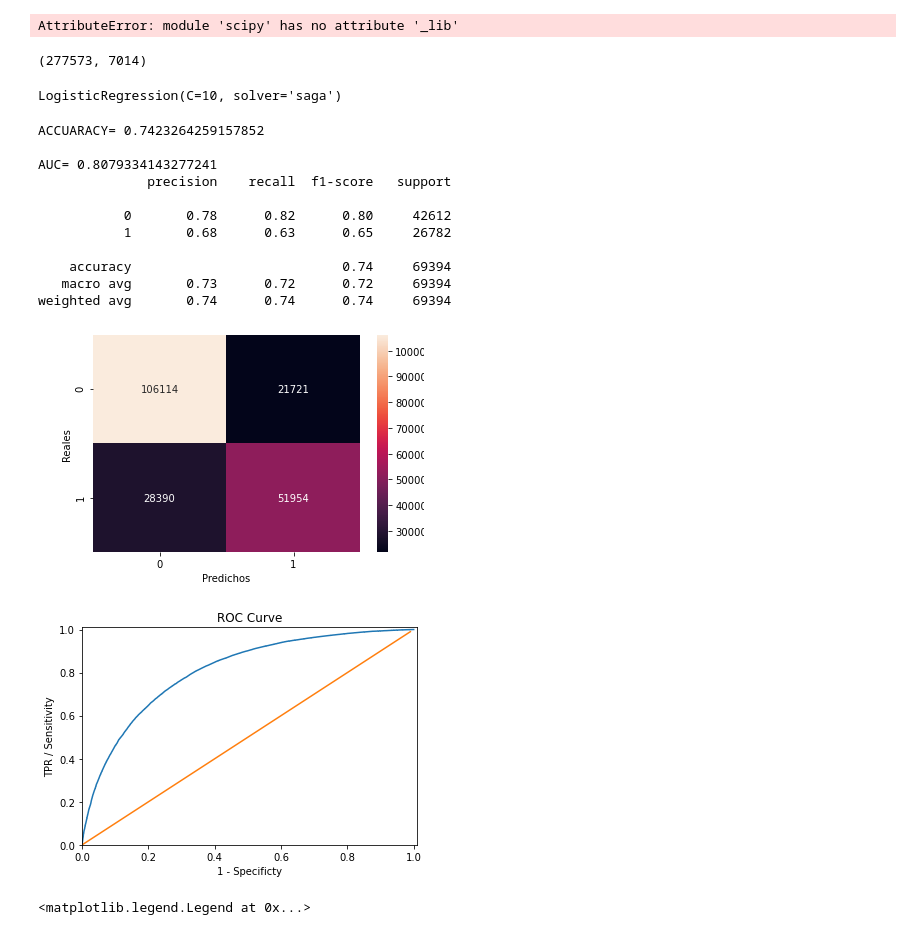
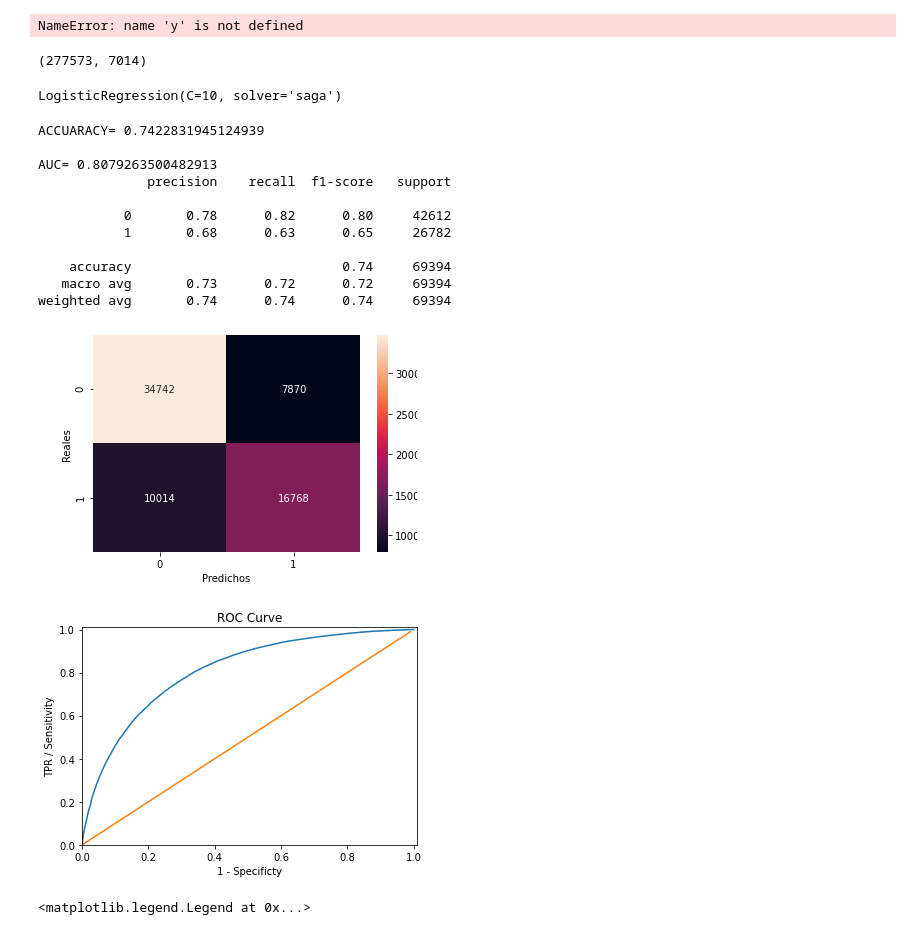
Before and after one commit to gp34446/desafio3, a Jupyter notebook: lr.ipynb, the cells around one changed output. Drawn from its saved outputs; the diff is of its cells as text; code cells hidden in the pictures.

```diff
--- a/lr.ipynb
+++ b/lr.ipynb
@@ -1,6 +1,6 @@
 # %%
 """
-Busco el mejor modelo con un random search
+Busco el mejor modelo con un random search de regresion logistica
 """
 import pandas as pd
 import numpy as np
@@ -29,7 +29,7 @@ import matplotlib.pyplot as plt  # doctest: +SKIP
 from sklearn.metrics import plot_confusion_matrix
 
 ##LEVANTAR DATASET
-dy = pd.read_csv('../desafio3/datasets/df_final.csv', parse_dates=True, na_values=['nc'], low_memory=False)
+y = pd.read_csv('../desafio3/datasets/df_final.csv', parse_dates=True, na_values=['nc'], low_memory=False)
 y = y['nivel_desemp_matematica']
 X = scipy.sparse.load_npz('../desafio3/datasets/sparse.npz')
 print(X.shape)
@@ -72,7 +72,7 @@ weighted avg       0.74      0.74      0.74     69394
 0.7422543735769663
 """
 # %% [output]
-AttributeError: module 'scipy' has no attribute '_lib'
+NameError: name 'y' is not defined
 # %%
 """
 Ejecuto el mejor modelo del grid search
@@ -123,37 +123,37 @@ Ejecuto metricas del modelo
 from sklearn.metrics import auc
 from sklearn.metrics import roc_curve
 y_pred = lr.predict(X_test)
 y_pred_proba = lr.predict_proba(X_test)
 fpr_knn,tpr_knn,thr_knn = roc_curve(y_test, y_pred_proba[:,1])
 df = pd.DataFrame(dict(fpr=fpr_knn, tpr=tpr_knn, thr = thr_knn))
 print('ACCUARACY=', accuracy_score(y_test, y_pred))
 print('\nAUC=', auc(fpr_knn, tpr_knn))
 print(classification_report(y_test, y_pred))
-sns.heatmap(confusion_matrix(y_train, lr.predict(X_train)), annot=True, fmt='4d')
+sns.heatmap(confusion_matrix(y_test, lr.predict(X_test)), annot=True, fmt='4d')
 plt.xlabel('Predichos')
 plt.ylabel('Reales')
 plt.show()
 # ROC Curve
 plt.axis([0, 1.01, 0, 1.01])
 plt.xlabel('1 - Specificty')
 plt.ylabel('TPR / Sensitivity')
 plt.title('ROC Curve')
 plt.plot(df['fpr'],df['tpr'])
 plt.plot(np.arange(0,1, step =0.01), np.arange(0,1, step =0.01))
 plt.show()
 # %% [output]
-ACCUARACY= 0.7423264259157852
+ACCUARACY= 0.7422831945124939
 
-AUC= 0.8079334143277241
+AUC= 0.8079263500482913
               precision    recall  f1-score   support
 
            0       0.78      0.82      0.80     42612
            1       0.68      0.63      0.65     26782
 
     accuracy                           0.74     69394
    macro avg       0.73      0.72      0.72     69394
 weighted avg       0.74      0.74      0.74     69394
-[figure, old version]
+[figure, new version]
 [figure]
 # %%
 "Reviso el umbral dado que quizas me importa mas detectar a los alumnos con bajo nivel"
```
Also changed, not shown: parts of 1 cell of this notebook.
